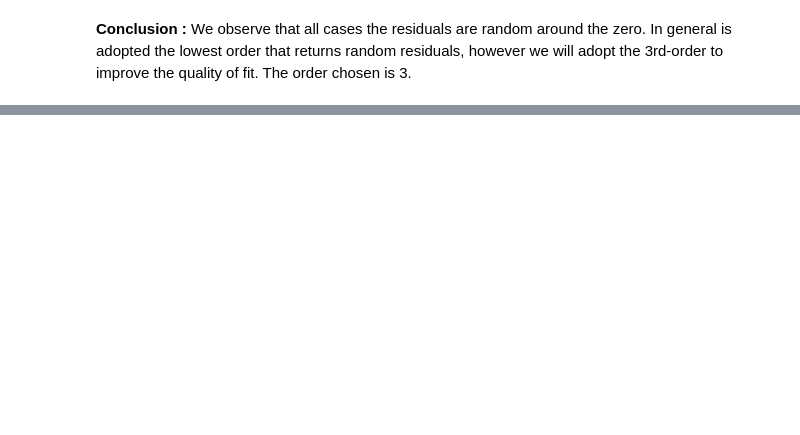
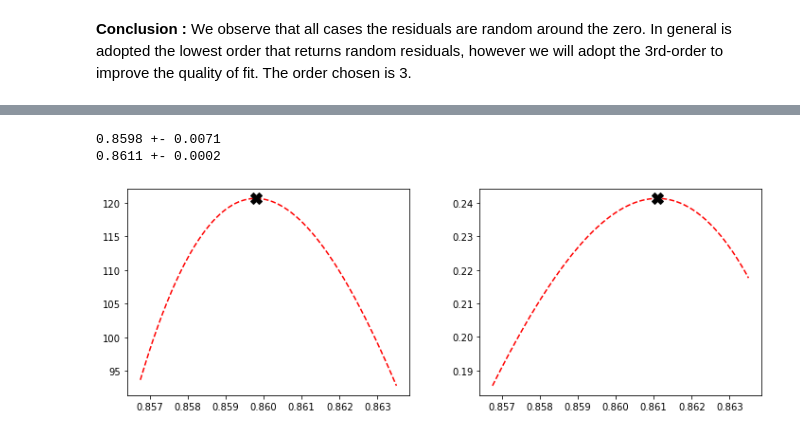
Before and after one commit to apfurlan/CPH_find_max, a Jupyter notebook: findMax.ipynb, the cells around one changed output, grey strips where cells are left out. Drawn from its saved outputs; the diff is of its cells as text; code cells hidden in the pictures; blank space fills up the shorter version.

```diff
--- a/findMax.ipynb
+++ b/findMax.ipynb
@@ -218,0 +226,73 @@ Text(0.5, 0, '$T$')
+# %%
+fig , ((ax1,ax2)) = plt.subplots(1,2, figsize=(12,4))
+fig.subplots_adjust(wspace=0.25)
+
+popt = np.polyfit(newTemp,newchiX,
+                  w=1./(newErrchiX)**2,deg=3)
+
+
+poly =  np.poly1d(popt)      #generating the poly
+polyprime = np.polyder(poly) #differentiation
+sol = np.roots(polyprime)    #roots of poly
+
+
+#I will select the solution closest of maximum
+distsol  = np.zeros(len(sol))
+for j in range(len(sol)) :
+    distsol[j] = np.abs(sol[j] - newTemp[np.argmax(newchiX)])
+
+
+finalsol = sol[np.argmin(distsol)]
+#print(finalsol)
+
+popt = np.polyfit(newTemp,newchiX,
+                  w=1./(newErrchiX)**2,deg=3)
+ax1.plot(xx,np.polyval(popt,xx),'r--')
+ax1.plot(finalsol,np.polyval(popt,finalsol),
+         'Xk',ms=12)
+
+Errorchi = 0
+for i in range(len(newTemp)) :
+    Errorchi += ((newchiX[i]-np.polyval(popt,newTemp[i]))/newchiX[i])**2
+    #print((newchiX[i] - np.polyval(popt,newTemp[i]))/newchiX[i])
+
+Errorchi = np.sqrt(Errorchi/len(newTemp))
+
+print('%.4f'%finalsol,'+-','%.4f'%Errorchi)
+#=========================================================
+#=========================================================
+popt = np.polyfit(newTemp,newkt,
+                  w=1./(newErrkt)**2,deg=3)
+
+
+poly =  np.poly1d(popt)      #generating the poly
+polyprime = np.polyder(poly) #differentiation
+sol = np.roots(polyprime)    #roots of poly
+
+
+#I will select the solution closest of maximum
+distsol  = np.zeros(len(sol))
+for j in range(len(sol)) :
+    distsol[j] = np.abs(sol[j] - newTemp[np.argmax(newkt)])
+
+
+finalsol = sol[np.argmin(distsol)]
+
+popt = np.polyfit(newTemp,newkt,
+                  w=1./(newErrkt)**2,deg=3)
+ax2.plot(xx,np.polyval(popt,xx),'r--')
+ax2.plot(finalsol,np.polyval(popt,finalsol),
+         'Xk',ms=12)
+
+Errorkt = 0
+for i in range(len(newTemp)) :
+    Errorkt += ((newkt[i]-np.polyval(popt,newTemp[i]))/newkt[i])**2
+    #print((newkt[i] - np.polyval(popt,newTemp[i]))/newkt[i])
+
+Errorchi = np.sqrt(Errorkt/len(newTemp))
+
+print('%.4f'%finalsol,'+-','%.4f'%Errorkt)
+# %% [output]
+0.8598 +- 0.0071
+0.8611 +- 0.0002
+[figure, added]
```
Also changed, not shown: parts of 4 cells of this notebook.
